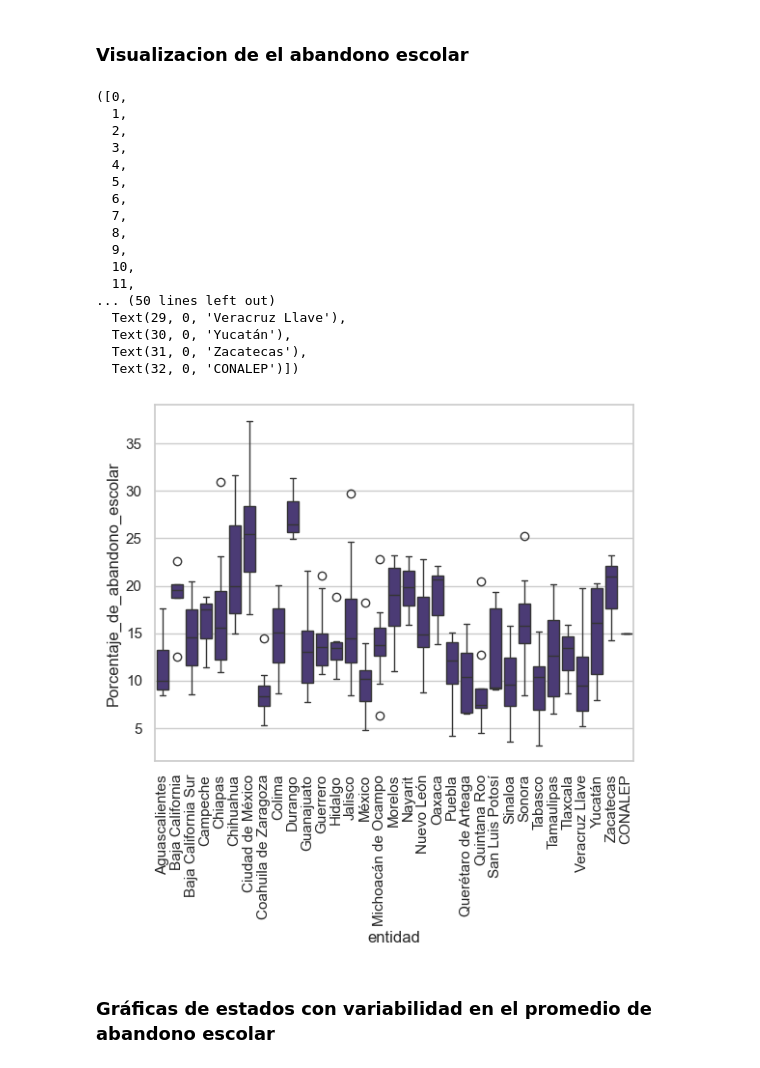
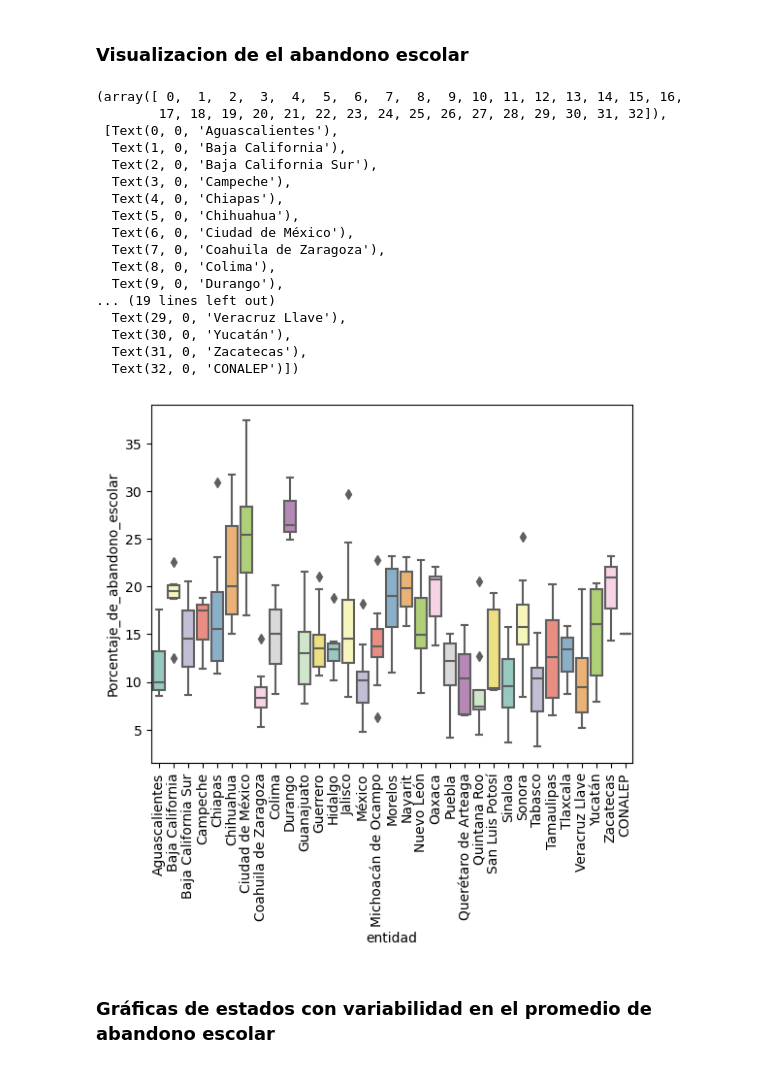
Before and after one commit to CarlosCastanon2099/Inteligencia-Artificial, a Jupyter notebook: Practicas/Practica-07/practica_07.ipynb, the cells around one changed output. Cells and saved outputs as stored; diff of their text form; code cells hidden in the pictures.

```diff
--- a/Practicas/Practica-07/practica_07.ipynb
+++ b/Practicas/Practica-07/practica_07.ipynb
@@ -190,33 +190,33 @@ conteo_Entidades_IndiceA.plot(kind='bar', figsize=(10, 5), color='blue', ylabel=
 # %% [markdown]
 ### **Visualizacion de el abandono escolar**
 # %%
-sns.boxplot(x='entidad', y='Porcentaje_de_abandono_escolar', data=escolar_DataFrame)
+sns.boxplot(x='entidad', y='Porcentaje_de_abandono_escolar', data=escolar_DataFrame, palette='Set3')
 
 # Imprimimos en vertical y no en horizontal las etiquetas de las entidades
 plt.xticks(rotation=90)
 
 
 #conteo_Entidades_IndiceA = escolar_DataFrame.groupby('entidad')['Porcentaje_de_abandono_escolar'].mean()
 #conteo_Entidades_IndiceA.plot(kind='bar', figsize=(10, 5), color='blue', ylabel='Indice de Abandono' )
 # %% [output]
-([0,
-  1,
-  2,
-  3,
-  4,
-  5,
-  6,
-  7,
-  8,
-  9,
-  10,
-  11,
-... (50 lines left out)
+(array([ 0,  1,  2,  3,  4,  5,  6,  7,  8,  9, 10, 11, 12, 13, 14, 15, 16,
+        17, 18, 19, 20, 21, 22, 23, 24, 25, 26, 27, 28, 29, 30, 31, 32]),
+ [Text(0, 0, 'Aguascalientes'),
+  Text(1, 0, 'Baja California'),
+  Text(2, 0, 'Baja California Sur'),
+  Text(3, 0, 'Campeche'),
+  Text(4, 0, 'Chiapas'),
+  Text(5, 0, 'Chihuahua'),
+  Text(6, 0, 'Ciudad de México'),
+  Text(7, 0, 'Coahuila de Zaragoza'),
+  Text(8, 0, 'Colima'),
+  Text(9, 0, 'Durango'),
+... (19 lines left out)
   Text(29, 0, 'Veracruz Llave'),
   Text(30, 0, 'Yucatán'),
   Text(31, 0, 'Zacatecas'),
   Text(32, 0, 'CONALEP')])
-[figure, old version]
+[figure, new version]
 # %% [markdown]
 ### **Gráficas de estados con variabilidad en el promedio de abandono escolar**
 # %% [markdown]
```
Also changed, not shown: parts of 12 cells of this notebook.
